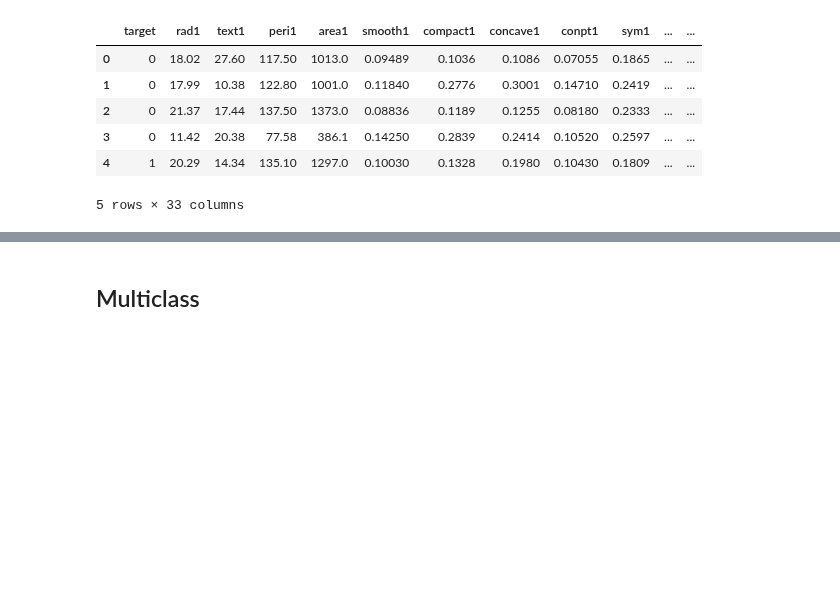
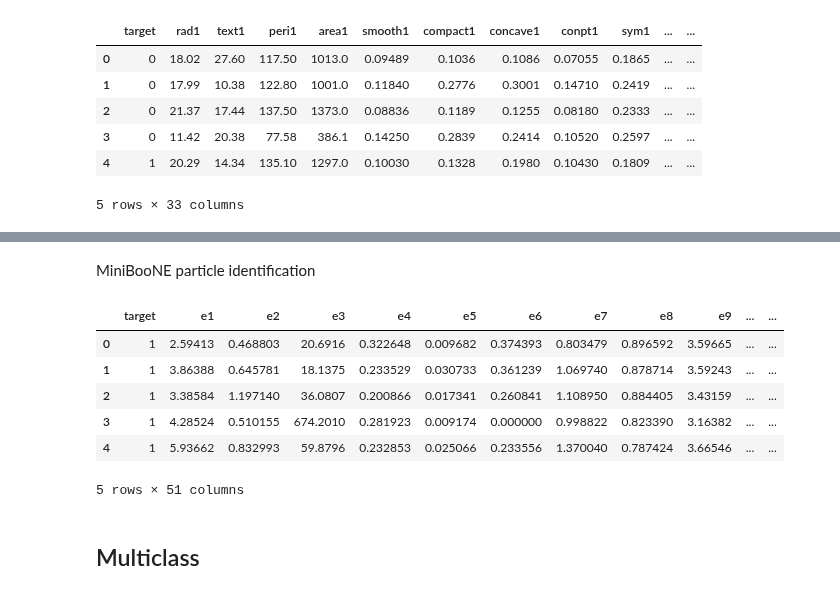
Before and after one commit to chengsoonong/mclass-sky, a Jupyter notebook: projects/peerjcs16/uci_datasets.ipynb, the cells around one changed output, grey strips where cells are left out. Cells and saved outputs as stored; diff of their text form; code cells hidden in the pictures; blank space fills up the shorter version.

```diff
--- a/projects/peerjcs16/uci_datasets.ipynb
+++ b/projects/peerjcs16/uci_datasets.ipynb
@@ -83,3 +98,28 @@ data.head()
+# %% [markdown]
+MiniBooNE particle identification
+# %%
+url = uci_url + '00199/MiniBooNE_PID.txt'
+dest = 'data/miniboone.csv'
+download_data(url, dest)
+
+header = ['e{0}'.format(i) for i in np.arange(1, 51)]
+data = pd.read_csv(dest, sep='\s+', skiprows=1,
+                   header=None, names=header, na_values=[-999])
+data['target'] = 1
+data.loc[36499:, 'target'] = 0
+data = data[['target']].join(data.drop('target', axis=1))
+data.dropna(axis=0, how='any', inplace=True)
+data.to_csv(dest, index=False, float_format='%.12g')
+
+data.head()
+# %% [output]
+|  | target | e1 | e2 | e3 | e4 | e5 | e6 | e7 | e8 | e9 | ... | ... |
+| 0 | 1 | 2.59413 | 0.468803 | 20.6916 | 0.322648 | 0.009682 | 0.374393 | 0.803479 | 0.896592 | 3.59665 | ... | ... |
+| 1 | 1 | 3.86388 | 0.645781 | 18.1375 | 0.233529 | 0.030733 | 0.361239 | 1.069740 | 0.878714 | 3.59243 | ... | ... |
+| 2 | 1 | 3.38584 | 1.197140 | 36.0807 | 0.200866 | 0.017341 | 0.260841 | 1.108950 | 0.884405 | 3.43159 | ... | ... |
+| 3 | 1 | 4.28524 | 0.510155 | 674.2010 | 0.281923 | 0.009174 | 0.000000 | 0.998822 | 0.823390 | 3.16382 | ... | ... |
+| 4 | 1 | 5.93662 | 0.832993 | 59.8796 | 0.232853 | 0.025066 | 0.233556 | 1.370040 | 0.787424 | 3.66546 | ... | ... |
+5 rows × 51 columns
 # %% [markdown]
 ## Multiclass
 # %% [markdown]
```
Also changed, not shown: parts of 6 cells of this notebook, 2 other files.
